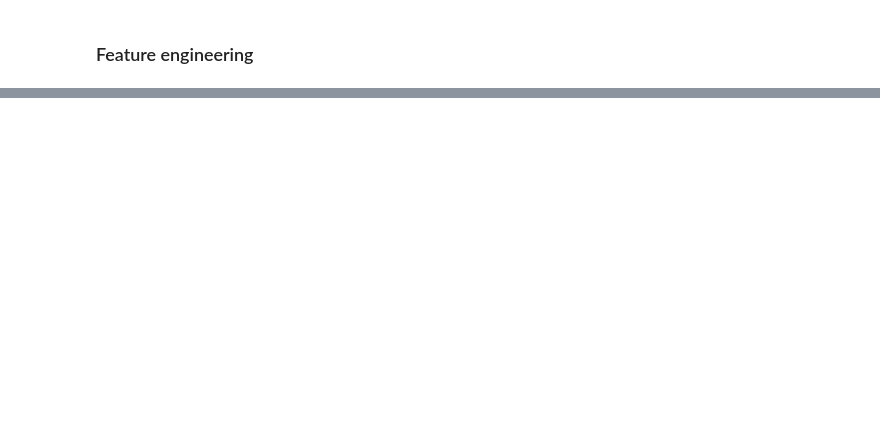
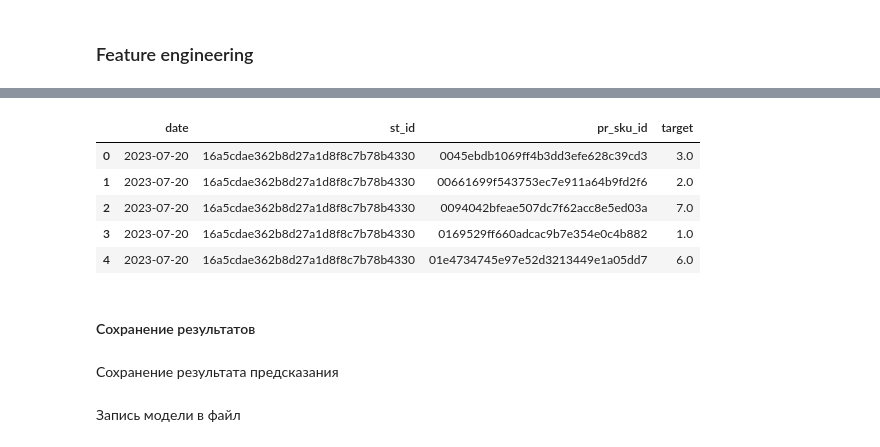
Before and after one commit to denis-42ds/demand_forecast_retailer, a Jupyter notebook: demand_forecast.ipynb, the cells around one changed output, grey strips where cells are left out. Saved outputs shown, nothing was run; the diff lists cells and outputs as text; code cells hidden in the pictures; blank space fills up the shorter version.

```diff
--- a/demand_forecast.ipynb
+++ b/demand_forecast.ipynb
@@ -571,0 +788,14 @@ p = 0.014722641217042629
+# %%
+sales_submission['target'] = round(sales_submission['target'], 0)
+sales_submission.head()
+# %% [output]
+|  | date | st_id | pr_sku_id | target |
+| 0 | 2023-07-20 | 16a5cdae362b8d27a1d8f8c7b78b4330 | 0045ebdb1069ff4b3dd3efe628c39cd3 | 3.0 |
+| 1 | 2023-07-20 | 16a5cdae362b8d27a1d8f8c7b78b4330 | 00661699f543753ec7e911a64b9fd2f6 | 2.0 |
+| 2 | 2023-07-20 | 16a5cdae362b8d27a1d8f8c7b78b4330 | 0094042bfeae507dc7f62acc8e5ed03a | 7.0 |
+| 3 | 2023-07-20 | 16a5cdae362b8d27a1d8f8c7b78b4330 | 0169529ff660adcac9b7e354e0c4b882 | 1.0 |
+| 4 | 2023-07-20 | 16a5cdae362b8d27a1d8f8c7b78b4330 | 01e4734745e97e52d3213449e1a05dd7 | 6.0 |
+# %% [markdown]
+#### Сохранение результатов
+# %% [markdown]
+Сохранение результата предсказания
@@ -571,0 +804,2 @@ p = 0.014722641217042629
+# %% [markdown]
+Запись модели в файл
```
Also changed, not shown: parts of 64 cells of this notebook, 7 other files.
